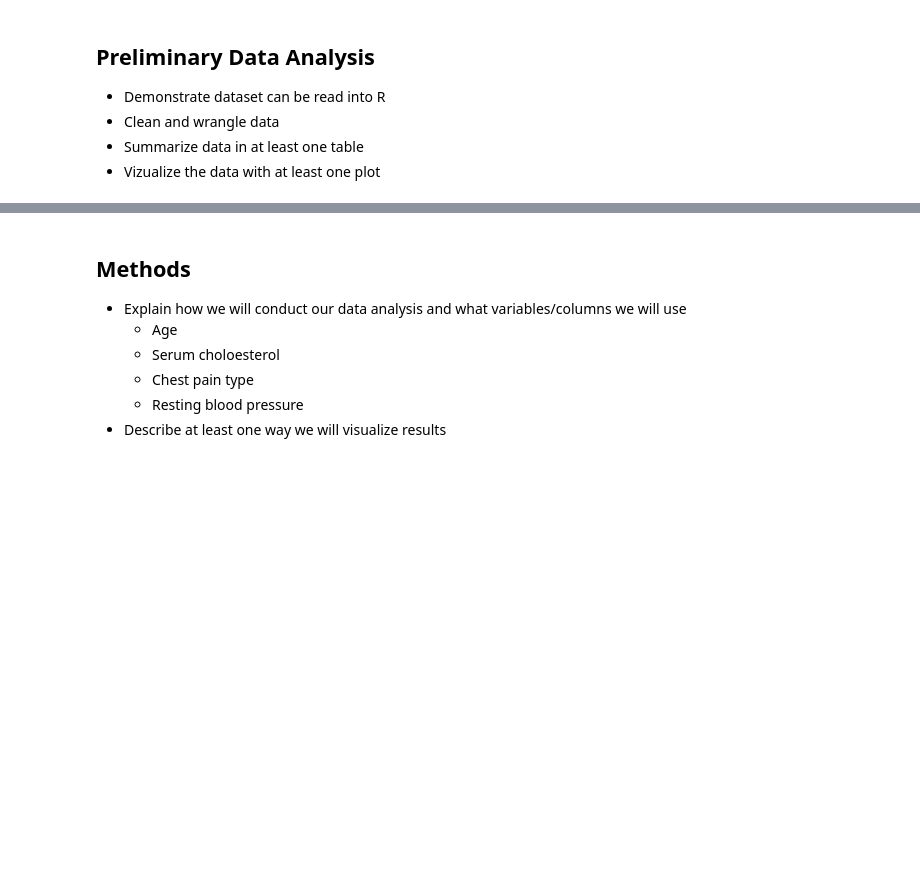
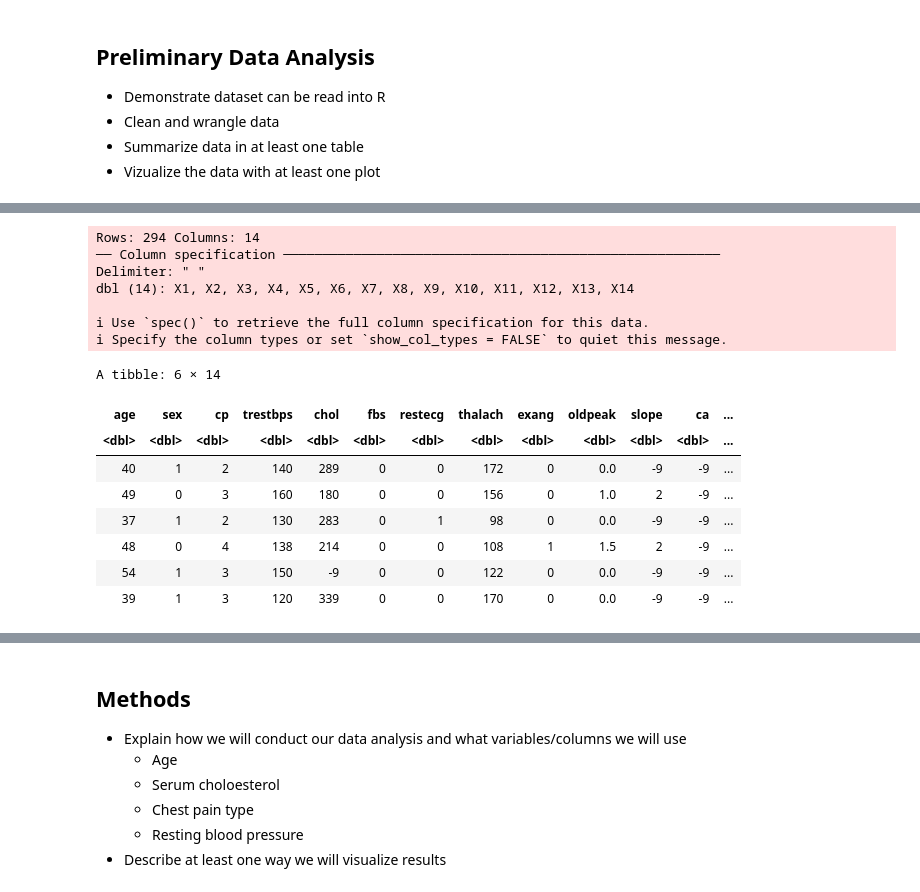
Before and after one commit to CallumMackenzie/dsci100-group-project, a Jupyter notebook: pitch.ipynb, the cells around one changed output, grey strips where cells are left out. Cells and saved outputs as stored; diff of their text form; code cells hidden in the pictures; blank space fills up the shorter version.

```diff
--- a/pitch.ipynb
+++ b/pitch.ipynb
@@ -15,0 +39,38 @@ To answer the question, this project will conduct a classification prediction on
+# %%
+# Read raw data into R
+heart_data_raw <- read_delim("https://archive.ics.uci.edu/ml/machine-learning-databases/heart-disease/reprocessed.hungarian.data",
+                                delim = " ",
+                                col_names = FALSE)
+# Map column names in accordance with https://archive.ics.uci.edu/ml/datasets/Heart+Disease
+colnames(heart_data_raw) <- c("age",
+                              "sex",
+                              "cp",
+                              "trestbps",
+                              "chol",
+                              "fbs",
+                              "restecg",
+                              "thalach",
+                              "exang",
+                              "oldpeak",
+                              "slope",
+                              "ca",
+                              "thal",
+                              "num")
+head(heart_data_raw)
+# %% [output]
+Rows: 294 Columns: 14
+── Column specification ────────────────────────────────────────────────────────
+Delimiter: " "
+dbl (14): X1, X2, X3, X4, X5, X6, X7, X8, X9, X10, X11, X12, X13, X14
+
+ℹ Use `spec()` to retrieve the full column specification for this data.
+ℹ Specify the column types or set `show_col_types = FALSE` to quiet this message.
+A tibble: 6 × 14
+| age | sex | cp | trestbps | chol | fbs | restecg | thalach | exang | oldpeak | slope | ca | ... |
+| <dbl> | <dbl> | <dbl> | <dbl> | <dbl> | <dbl> | <dbl> | <dbl> | <dbl> | <dbl> | <dbl> | <dbl> | ... |
+| 40 | 1 | 2 | 140 | 289 | 0 | 0 | 172 | 0 | 0.0 | -9 | -9 | ... |
+| 49 | 0 | 3 | 160 | 180 | 0 | 0 | 156 | 0 | 1.0 | 2 | -9 | ... |
+| 37 | 1 | 2 | 130 | 283 | 0 | 1 | 98 | 0 | 0.0 | -9 | -9 | ... |
+| 48 | 0 | 4 | 138 | 214 | 0 | 0 | 108 | 1 | 1.5 | 2 | -9 | ... |
+| 54 | 1 | 3 | 150 | -9 | 0 | 0 | 122 | 0 | 0.0 | -9 | -9 | ... |
+| 39 | 1 | 3 | 120 | 339 | 0 | 0 | 170 | 0 | 0.0 | -9 | -9 | ... |
```
Also changed, not shown: parts of 4 cells of this notebook.
